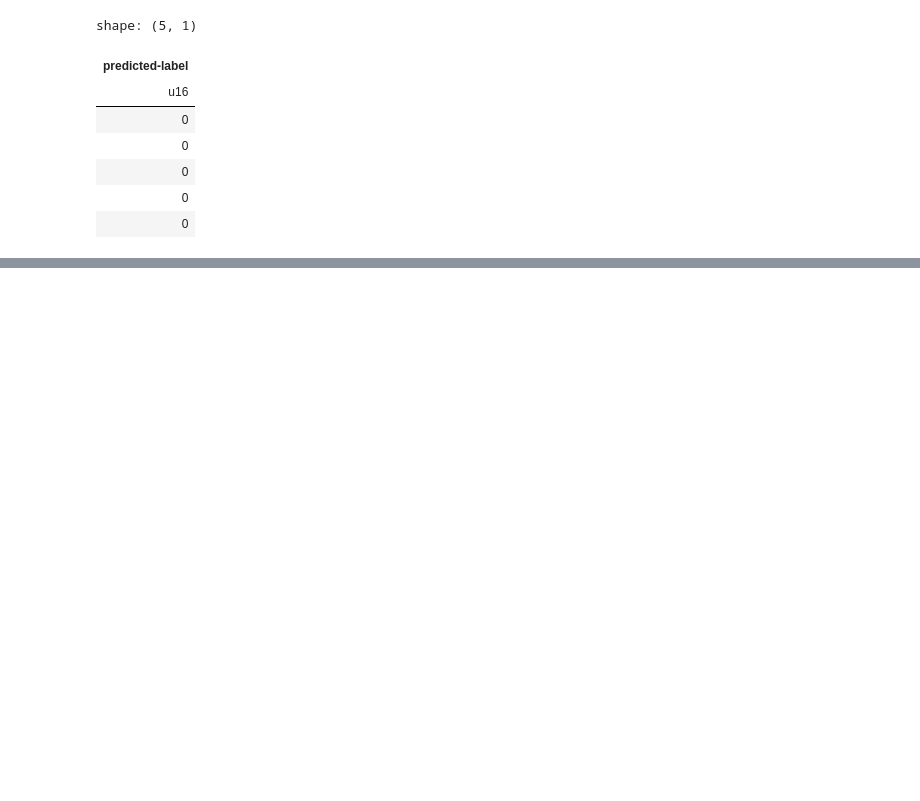
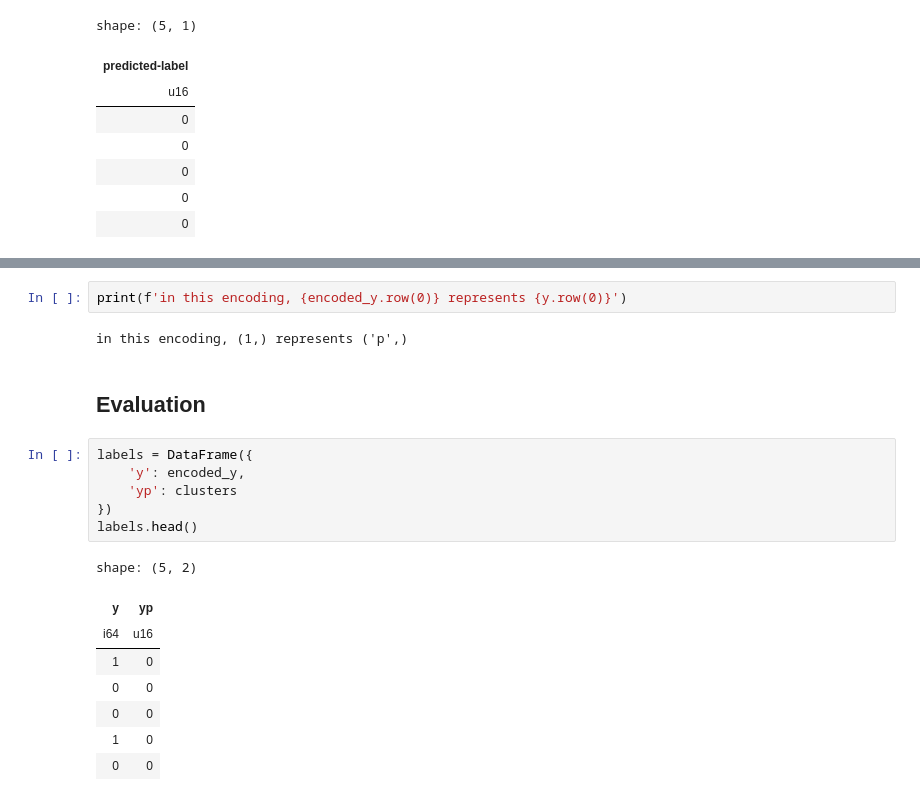
Before and after one commit to yasuomaidana/Data-Analysis, a Jupyter notebook: Classification Analysis/KNN/Mushroom Clustering Polars.ipynb, the cells around one changed output, grey strips where cells are left out. Cells and saved outputs as stored; diff of their text form; blank space fills up the shorter version.

```diff
--- a/Classification Analysis/KNN/Mushroom Clustering Polars.ipynb
+++ b/Classification Analysis/KNN/Mushroom Clustering Polars.ipynb
@@ -136,0 +159,21 @@ pie
+# %%
+print(f'in this encoding, {encoded_y.row(0)} represents {y.row(0)}')
+# %% [output]
+in this encoding, (1,) represents ('p',)
+# %% [markdown]
+## Evaluation
+# %%
+labels = DataFrame({
+    'y': encoded_y,
+    'yp': clusters
+})
+labels.head()
+# %% [output]
+shape: (5, 2)
+| y | yp |
+| i64 | u16 |
+| 1 | 0 |
+| 0 | 0 |
+| 0 | 0 |
+| 1 | 0 |
+| 0 | 0 |
```
Also changed, not shown: parts of 11 cells of this notebook, 1 other file.
